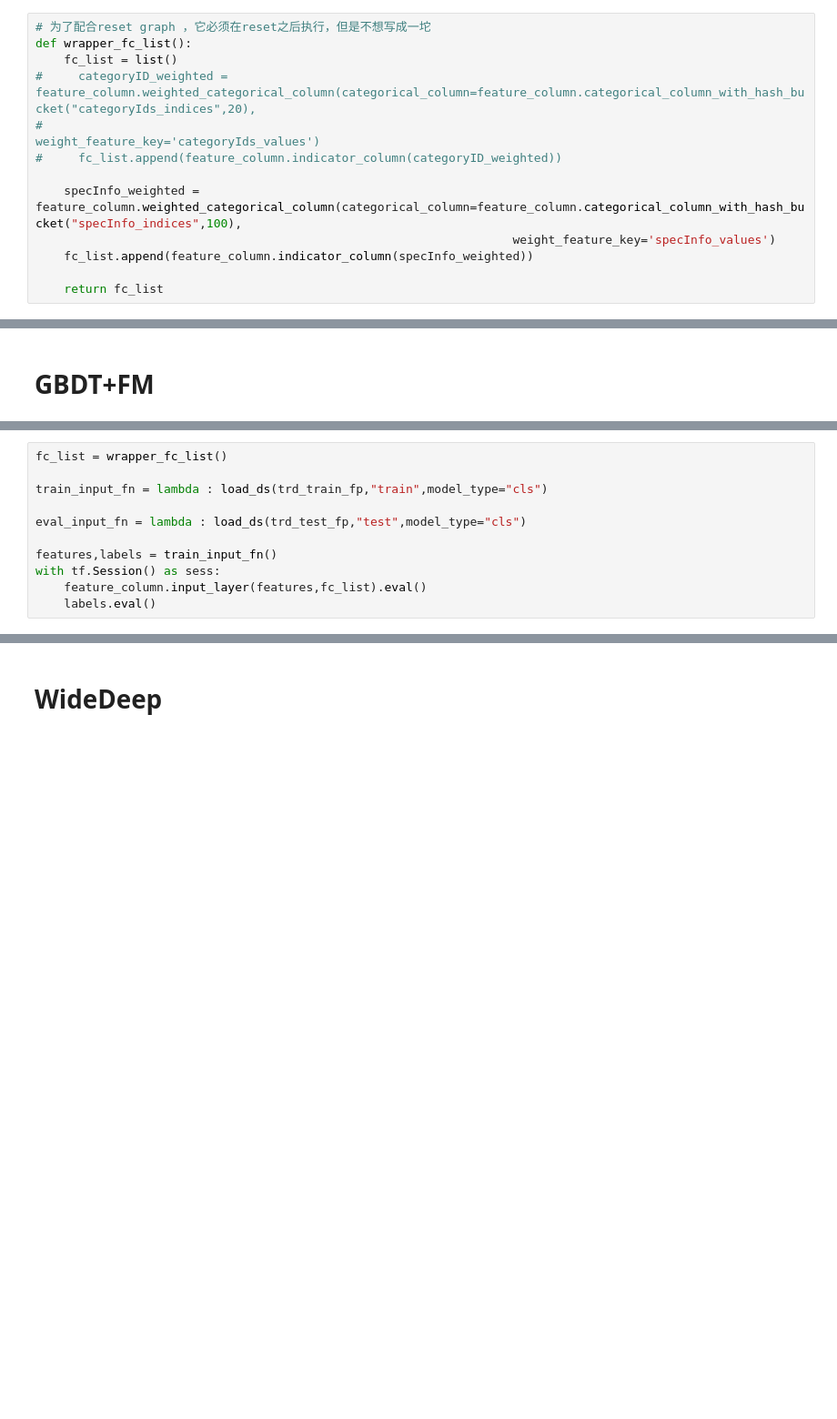
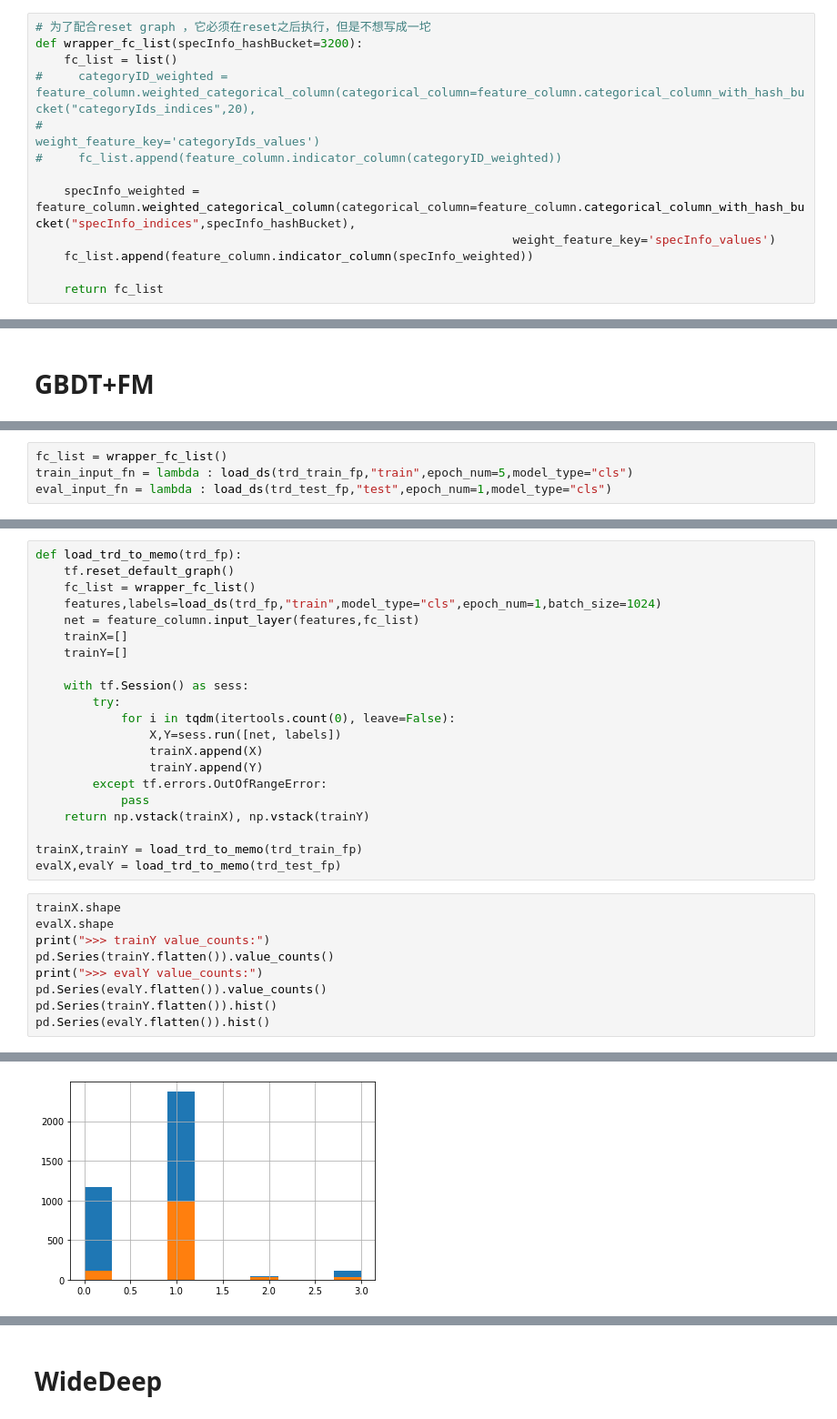
Before and after one commit to Zachary4biz/notebook_collection, a Jupyter notebook: VolumePredictionDemo.ipynb, the cells around one changed output, grey strips where cells are left out. Shown at 91% size. Saved outputs shown, nothing was run; the diff lists cells and outputs as text; blank space fills up the shorter version.

```diff
--- a/VolumePredictionDemo.ipynb
+++ b/VolumePredictionDemo.ipynb
@@ -336,13 +337,13 @@ with tf.Session() as sess:
 ## wrapper_fc_list | feature_column
 # %%
 # 为了配合reset graph ，它必须在reset之后执行，但是不想写成一坨
-def wrapper_fc_list():
+def wrapper_fc_list(specInfo_hashBucket=3200):
     fc_list = list()
 #     categoryID_weighted = feature_column.weighted_categorical_column(categorical_column=feature_column.categorical_column_with_hash_bucket("categoryIds_indices",20),
 #                                                                      weight_feature_key='categoryIds_values')
 #     fc_list.append(feature_column.indicator_column(categoryID_weighted))
 
-    specInfo_weighted = feature_column.weighted_categorical_column(categorical_column=feature_column.categorical_column_with_hash_bucket("specInfo_indices",100),
+    specInfo_weighted = feature_column.weighted_categorical_column(categorical_column=feature_column.categorical_column_with_hash_bucket("specInfo_indices",specInfo_hashBucket),
                                                                    weight_feature_key='specInfo_values')
     fc_list.append(feature_column.indicator_column(specInfo_weighted))
 
@@ -569,11 +573,4 @@ dtype: int64
 # %%
 fc_list = wrapper_fc_list()
-
-train_input_fn = lambda : load_ds(trd_train_fp,"train",model_type="cls")
-
-eval_input_fn = lambda : load_ds(trd_test_fp,"test",model_type="cls")
-
-features,labels = train_input_fn()
-with tf.Session() as sess:
-    feature_column.input_layer(features,fc_list).eval()
-    labels.eval()
+train_input_fn = lambda : load_ds(trd_train_fp,"train",epoch_num=5,model_type="cls")
+eval_input_fn = lambda : load_ds(trd_test_fp,"test",epoch_num=1,model_type="cls")
@@ -608,0 +596,31 @@ probs.plot(kind='hist', bins=20, title='predicted probabilities')
+# %%
+def load_trd_to_memo(trd_fp):
+    tf.reset_default_graph()
+    fc_list = wrapper_fc_list()
+    features,labels=load_ds(trd_fp,"train",model_type="cls",epoch_num=1,batch_size=1024)
+    net = feature_column.input_layer(features,fc_list)
+    trainX=[]
+    trainY=[]
+
+    with tf.Session() as sess:
+        try:
+            for i in tqdm(itertools.count(0), leave=False):
+                X,Y=sess.run([net, labels])
+                trainX.append(X)
+                trainY.append(Y)
+        except tf.errors.OutOfRangeError:
+            pass
+    return np.vstack(trainX), np.vstack(trainY)
+
+trainX,trainY = load_trd_to_memo(trd_train_fp)
+evalX,evalY = load_trd_to_memo(trd_test_fp)
+# %%
+trainX.shape
+evalX.shape
+print(">>> trainY value_counts:")
+pd.Series(trainY.flatten()).value_counts()
+print(">>> evalY value_counts:")
+pd.Series(evalY.flatten()).value_counts()
+pd.Series(trainY.flatten()).hist()
+pd.Series(evalY.flatten()).hist()
+# %% [output]
@@ -608,0 +643 @@ probs.plot(kind='hist', bins=20, title='predicted probabilities')
+[figure, added]
```
Also changed, not shown: parts of 18 cells of this notebook, 3 other files.
